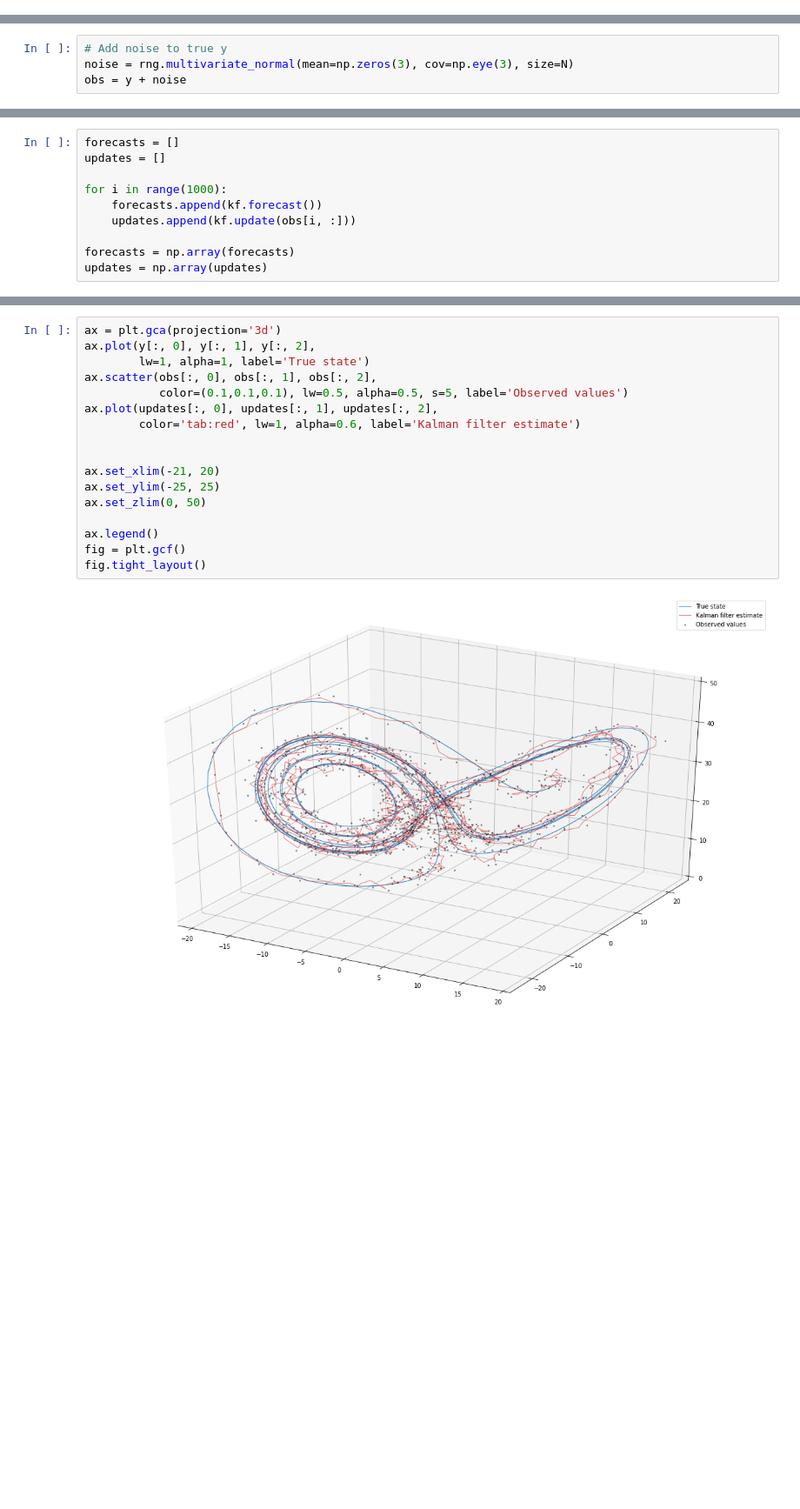
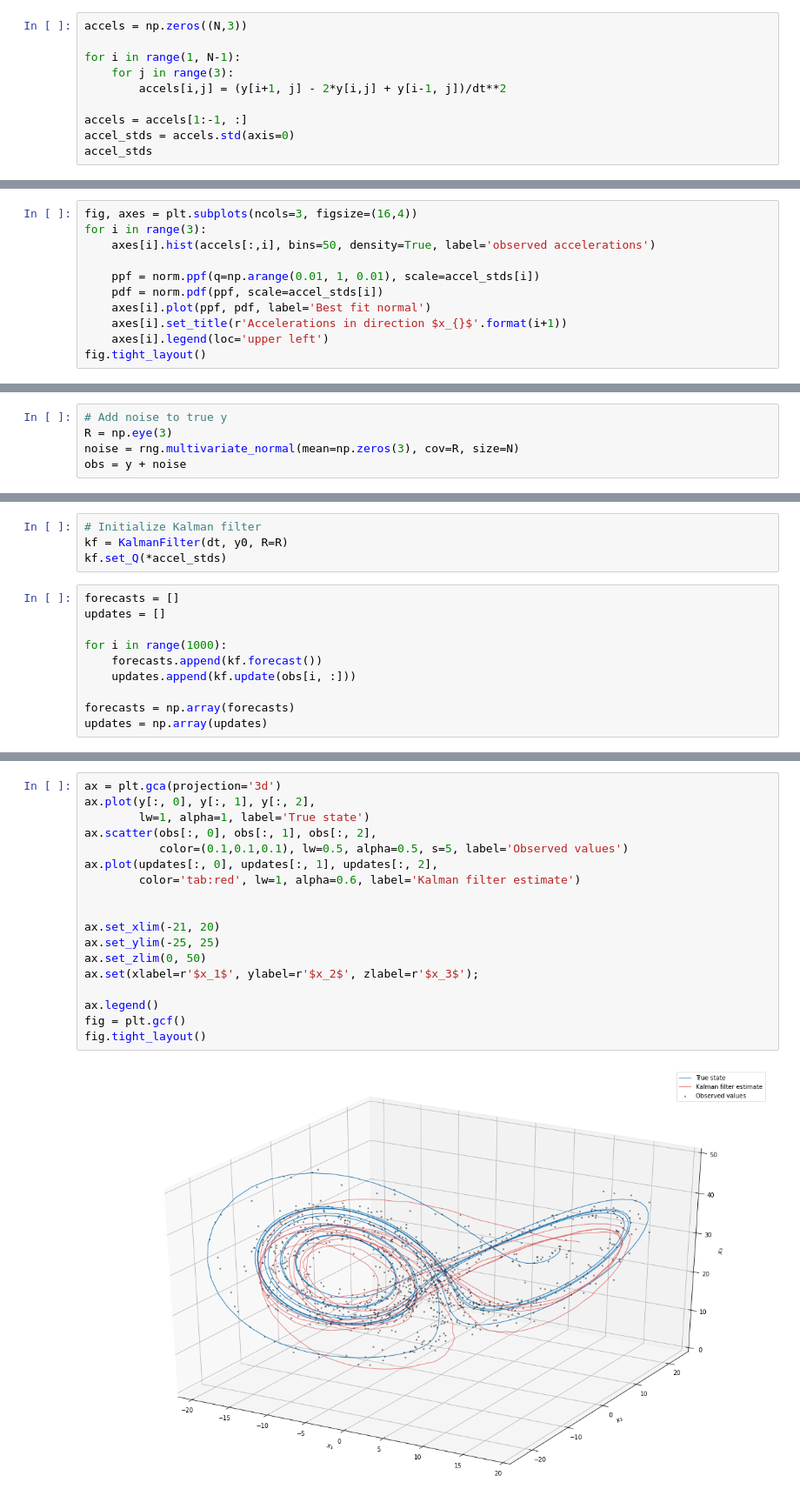
Before and after one commit to andrewbrettin/comp_stat_project, a Jupyter notebook: code/Lorenz_KF.ipynb, the cells around one changed output, grey strips where cells are left out. Shown: that part at 87% size. Drawn from its saved outputs; the diff is of its cells as text; blank space fills up the shorter version.

```diff
--- a/code/Lorenz_KF.ipynb
+++ b/code/Lorenz_KF.ipynb
@@ -55,0 +61,10 @@ fig.tight_layout()
+# %%
+accels = np.zeros((N,3))
+
+for i in range(1, N-1):
+    for j in range(3):
+        accels[i,j] = (y[i+1, j] - 2*y[i,j] + y[i-1, j])/dt**2
+
+accels = accels[1:-1, :]
+accel_stds = accels.std(axis=0)
+accel_stds
@@ -55,0 +73,11 @@ fig.tight_layout()
+# %%
+fig, axes = plt.subplots(ncols=3, figsize=(16,4))
+for i in range(3):
+    axes[i].hist(accels[:,i], bins=50, density=True, label='observed accelerations')
+
+    ppf = norm.ppf(q=np.arange(0.01, 1, 0.01), scale=accel_stds[i])
+    pdf = norm.pdf(ppf, scale=accel_stds[i])
+    axes[i].plot(ppf, pdf, label='Best fit normal')
+    axes[i].set_title(r'Accelerations in direction $x_{}$'.format(i+1))
+    axes[i].legend(loc='upper left')
+fig.tight_layout()
@@ -56,6 +88,7 @@ fig.tight_layout()
 # %%
 # Add noise to true y
-noise = rng.multivariate_normal(mean=np.zeros(3), cov=np.eye(3), size=N)
+R = np.eye(3)
+noise = rng.multivariate_normal(mean=np.zeros(3), cov=R, size=N)
 obs = y + noise
 # %%
 fig = plt.figure()
@@ -79,3 +103,7 @@ kf = KalmanFilter(dt, y0, [4, 0.5, -4])
+# %%
+# Initialize Kalman filter
+kf = KalmanFilter(dt, y0, R=R)
+kf.set_Q(*accel_stds)
 # %%
 forecasts = []
 updates = []
@@ -99,22 +117,23 @@ array([[ -9.96180905, -13.82626436,  25.65041443],
 # %%
 ax = plt.gca(projection='3d')
 ax.plot(y[:, 0], y[:, 1], y[:, 2],
         lw=1, alpha=1, label='True state')
 ax.scatter(obs[:, 0], obs[:, 1], obs[:, 2],
            color=(0.1,0.1,0.1), lw=0.5, alpha=0.5, s=5, label='Observed values')
 ax.plot(updates[:, 0], updates[:, 1], updates[:, 2],
         color='tab:red', lw=1, alpha=0.6, label='Kalman filter estimate')
 
 
 ax.set_xlim(-21, 20)
 ax.set_ylim(-25, 25)
 ax.set_zlim(0, 50)
+ax.set(xlabel=r'$x_1$', ylabel=r'$x_2$', zlabel=r'$x_3$');
 
 ax.legend()
 fig = plt.gcf()
 fig.tight_layout()
 # %% [output]
-[figure, old version]
+[figure, new version]
 # %%
 def plot(i):
     ax = plt.gca(projection='3d')
```
Also changed, not shown: parts of 14 cells of this notebook, 1 other file.
